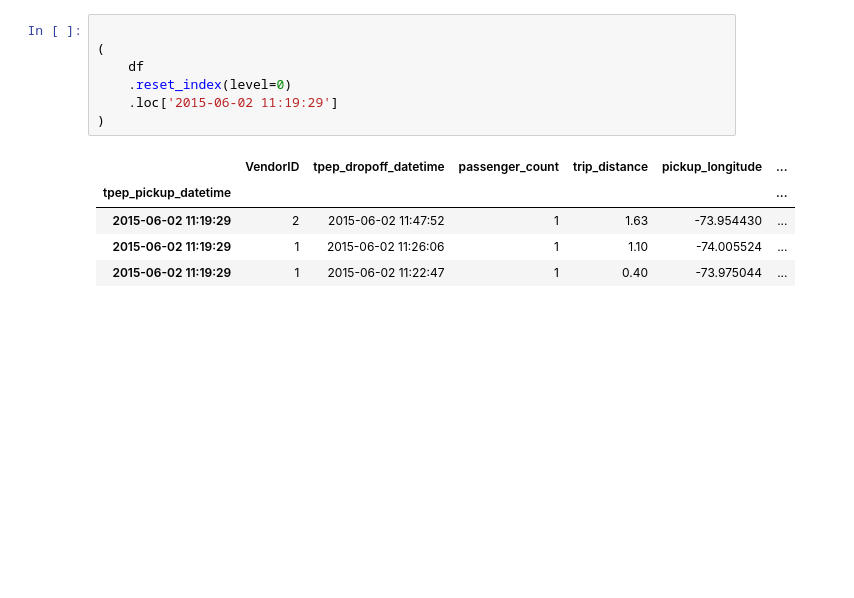
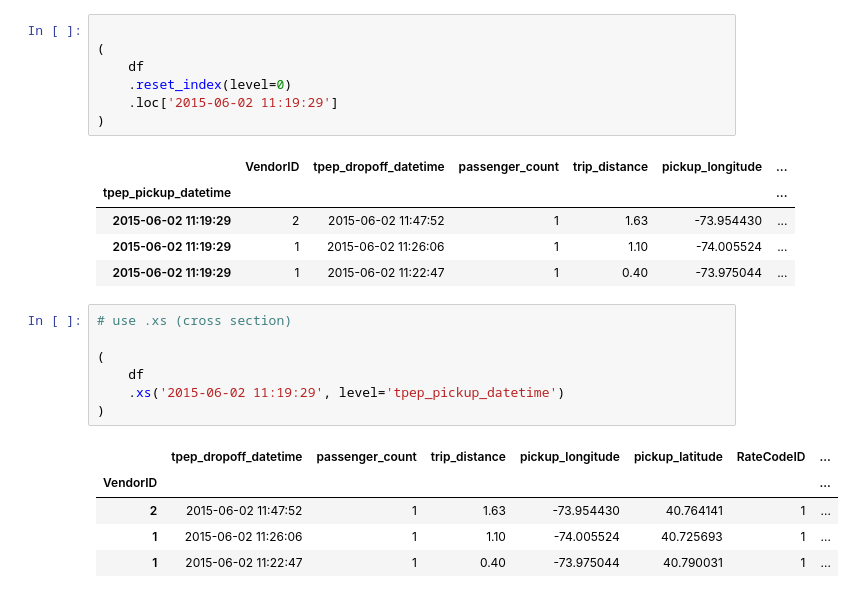
Before and after one commit to reuven/apple-2025-02February-pandas, a Jupyter notebook: 2025-03March-11.ipynb, the cells around one changed output. Drawn from its saved outputs; the diff is of its cells as text; blank space fills up the shorter version.

```diff
--- a/2025-03March-11.ipynb
+++ b/2025-03March-11.ipynb
@@ -350,3 +350,16 @@ df
 | 2015-06-02 11:19:29 | 2 | 2015-06-02 11:47:52 | 1 | 1.63 | -73.954430 | ... |
 | 2015-06-02 11:19:29 | 1 | 2015-06-02 11:26:06 | 1 | 1.10 | -74.005524 | ... |
 | 2015-06-02 11:19:29 | 1 | 2015-06-02 11:22:47 | 1 | 0.40 | -73.975044 | ... |
+# %%
+# use .xs (cross section)
+
+(
+    df
+    .xs('2015-06-02 11:19:29', level='tpep_pickup_datetime')
+)
+# %% [output]
+|  | tpep_dropoff_datetime | passenger_count | trip_distance | pickup_longitude | pickup_latitude | RateCodeID | ... |
+| VendorID |  |  |  |  |  |  | ... |
+| 2 | 2015-06-02 11:47:52 | 1 | 1.63 | -73.954430 | 40.764141 | 1 | ... |
+| 1 | 2015-06-02 11:26:06 | 1 | 1.10 | -74.005524 | 40.725693 | 1 | ... |
+| 1 | 2015-06-02 11:22:47 | 1 | 0.40 | -73.975044 | 40.790031 | 1 | ... |
```
